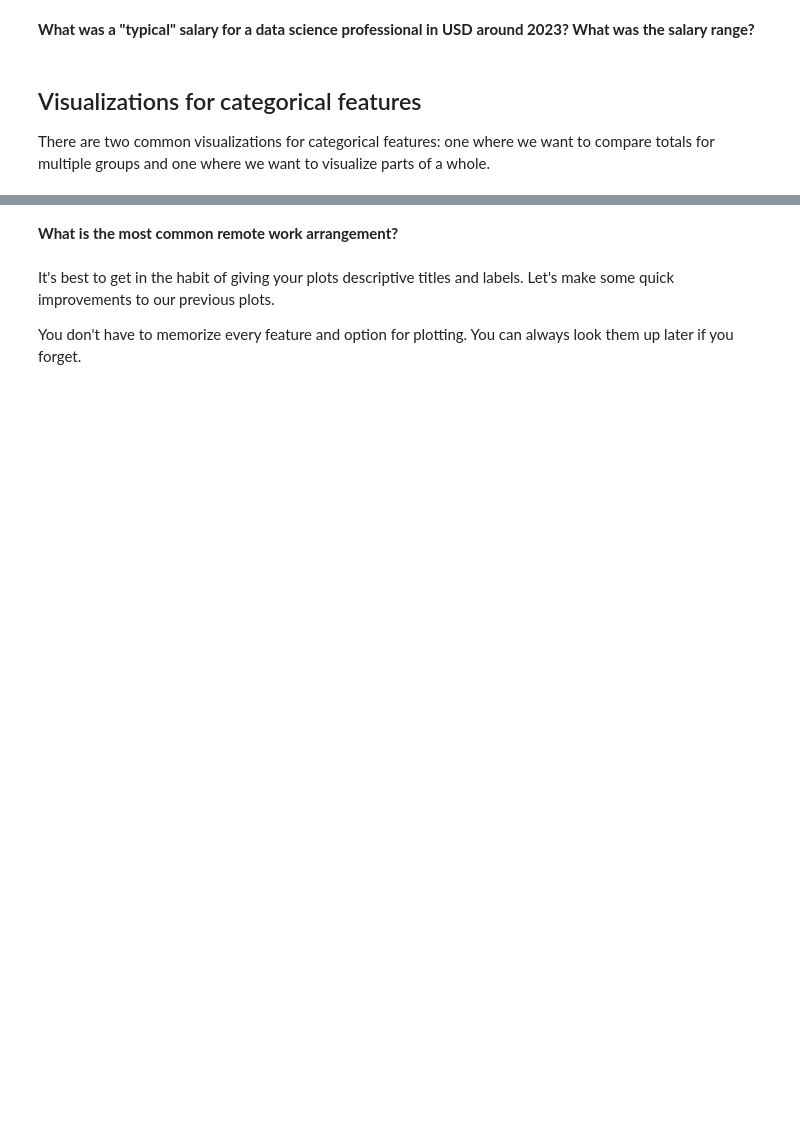
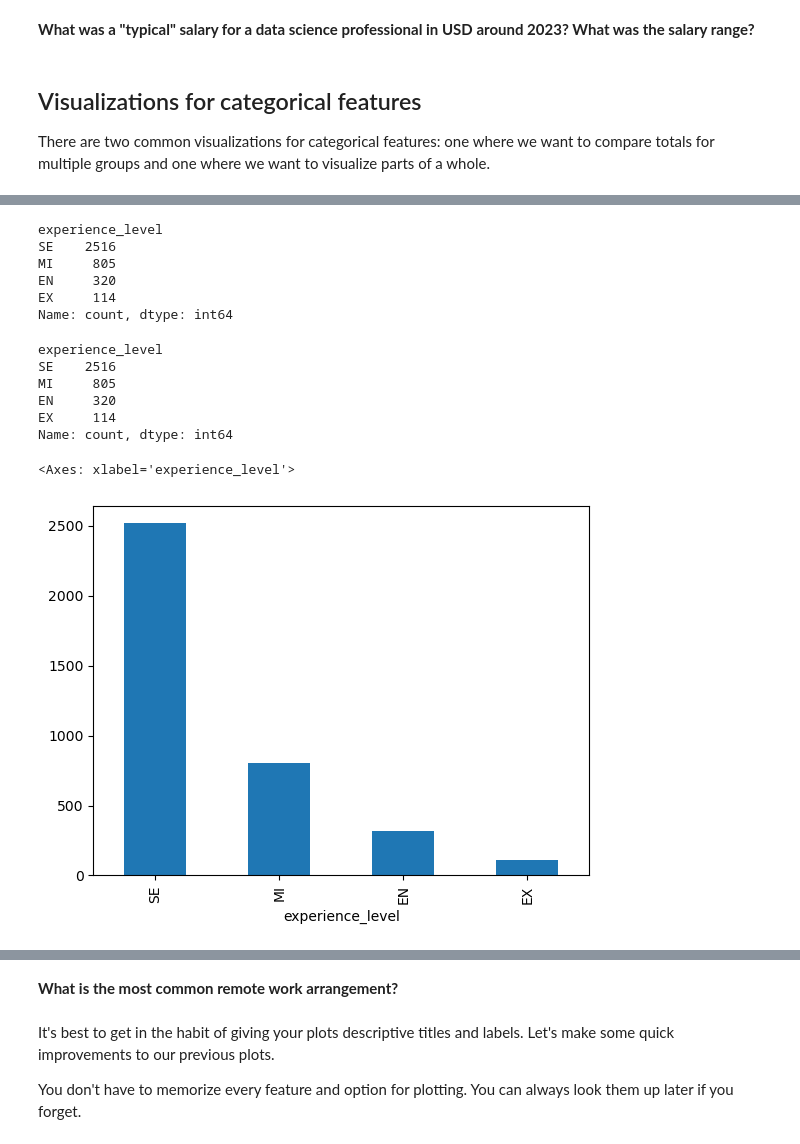
Before and after one commit to Kameti77/Data_Visualization_And_Modeling, a Jupyter notebook: Lecture/Week 1/1.1 - Data Visualization.ipynb, the cells around one changed output, grey strips where cells are left out. Cells and saved outputs as stored; diff of their text form; code cells hidden in the pictures; blank space fills up the shorter version.

```diff
--- a/Lecture/Week 1/1.1 - Data Visualization.ipynb
+++ b/Lecture/Week 1/1.1 - Data Visualization.ipynb
@@ -206,0 +287,25 @@ There are two common visualizations for categorical features: one where we want
+# %%
+df['experience_level'].value_counts()
+# %% [output]
+experience_level
+SE    2516
+MI     805
+EN     320
+EX     114
+Name: count, dtype: int64
+# %%
+experience_counts = df['experience_level'].value_counts()
+
+experience_counts
+# %% [output]
+experience_level
+SE    2516
+MI     805
+EN     320
+EX     114
+Name: count, dtype: int64
+# %%
+experience_counts.plot(kind='bar')
+# %% [output]
+<Axes: xlabel='experience_level'>
+[figure, added]
```
Also changed, not shown: parts of 12 cells of this notebook, 1 other file.
